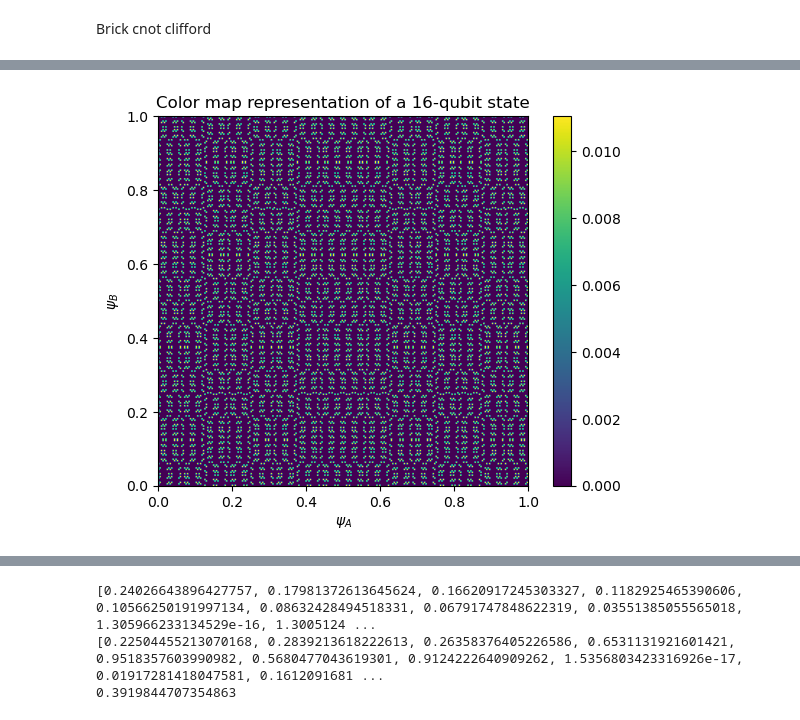
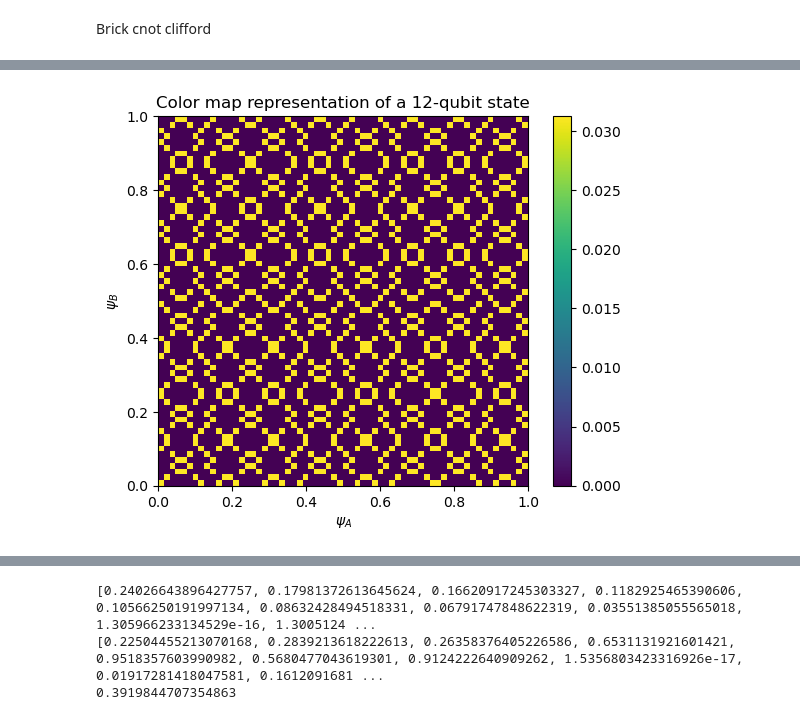
Before and after one commit to 111asim/randoms, a Jupyter notebook: T-Design.ipynb, the cells around one changed output, grey strips where cells are left out. Drawn from its saved outputs; the diff is of its cells as text; code cells hidden in the pictures.

```diff
--- a/T-Design.ipynb
+++ b/T-Design.ipynb
@@ -77,18 +241,9 @@ def Brick_Cnot_clifford(n,qc,first):
 # %%
-n=16
+n=12
 qc=QuantumCircuit(n)
 ##initialization
 # qc=initialize_R_product_state(qc,n)
 qc=initialize_zero(qc,n)
 qc=random_clifford(n,qc)
-# layer of T gate
-# for i in range(n):
-#     qc.t(i)
-# qc=random_clifford(n,qc)
-# qc=random_clifford(n,qc)
-# qc=random_clifford(n,qc)
-# qc=random_clifford(n,qc)
-
-
 qc.draw()
 # %% [output]
@@ -111,35 +266,25 @@ qc.draw()
 «
 # %%
-simulator = Aer.get_backend('statevector_simulator')
-job = execute(qc, simulator)
-result = job.result()
-statevector = result.get_statevector(qc)
+def plot_color_map(qc):
+    simulator = Aer.get_backend('statevector_simulator')
+    job = execute(qc, simulator)
+    result = job.result()
+    statevector = result.get_statevector(qc)
 
-amplitudes = np.abs(statevector)
-amplitudes = amplitudes.reshape((2**int(n/2),2**int(n/2)))
+    amplitudes = np.abs(statevector)
+    amplitudes = amplitudes.reshape((2**int(n/2),2**int(n/2)))
 
-# Generate the color map image.
-plt.imshow(amplitudes, cmap='viridis', extent=[0, 1, 0, 1])
-plt.colorbar()
-# Define the positions for the five ticks: start, quarter, half, three-quarters, and end
-tick_positions = np.linspace(0, 2**int(n/2), 8, endpoint=True)
-
-# Define the corresponding labels
-# Assuming the labeling starts from 2, you can adjust as needed
+    # Generate the color map image.
+    plt.imshow(amplitudes, cmap='viridis', extent=[0, 1, 0, 1])
+    plt.colorbar()
+    # Define the positions for the five ticks: start, quarter, half, three-quarters, and end
+    tick_positions = np.linspace(0, 2**int(n/2), 8, endpoint=True)
 
 
-# # tick_labels = []
-# # for i in range(8):
-# #     tick_labels.append(str(2**i-1))
-
-# # Set the tick positions and labels
-# plt.xticks(ticks=tick_positions, labels=tick_labels)
-# plt.yticks(ticks=tick_positions, labels=tick_labels)
-
-
-plt.xlabel('$\psi_A$')
-plt.ylabel('$\psi_B$')
-plt.title('Color map representation of a '+str(n)+'-qubit state')
-plt.show()
+    plt.xlabel('$\psi_A$')
+    plt.ylabel('$\psi_B$')
+    plt.title('Color map representation of a '+str(n)+'-qubit state')
+    plt.show()
+plot_color_map(qc)
 # %% [output]
-[figure, old version]
+[figure, new version]
```
Also changed, not shown: parts of 9 cells of this notebook, 1 other file.
